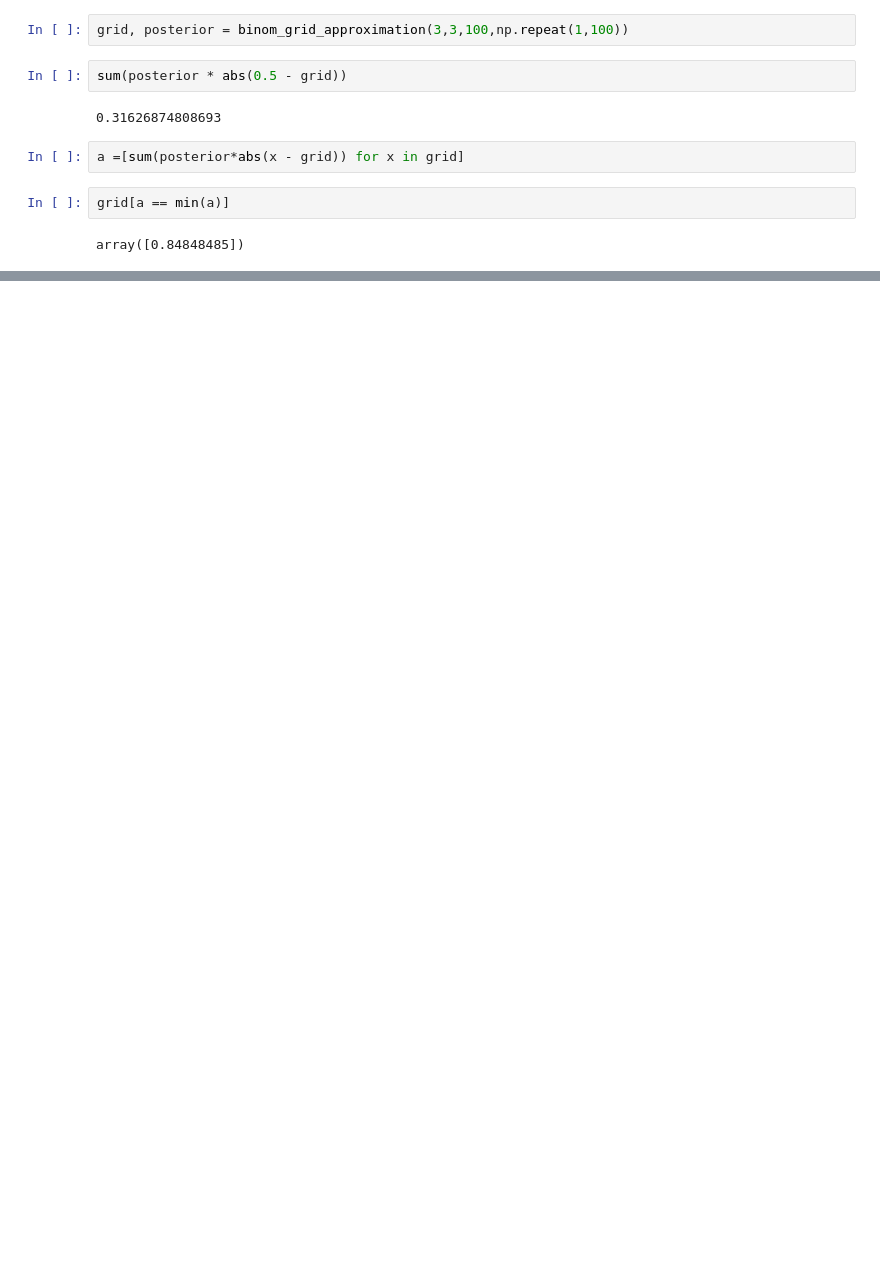
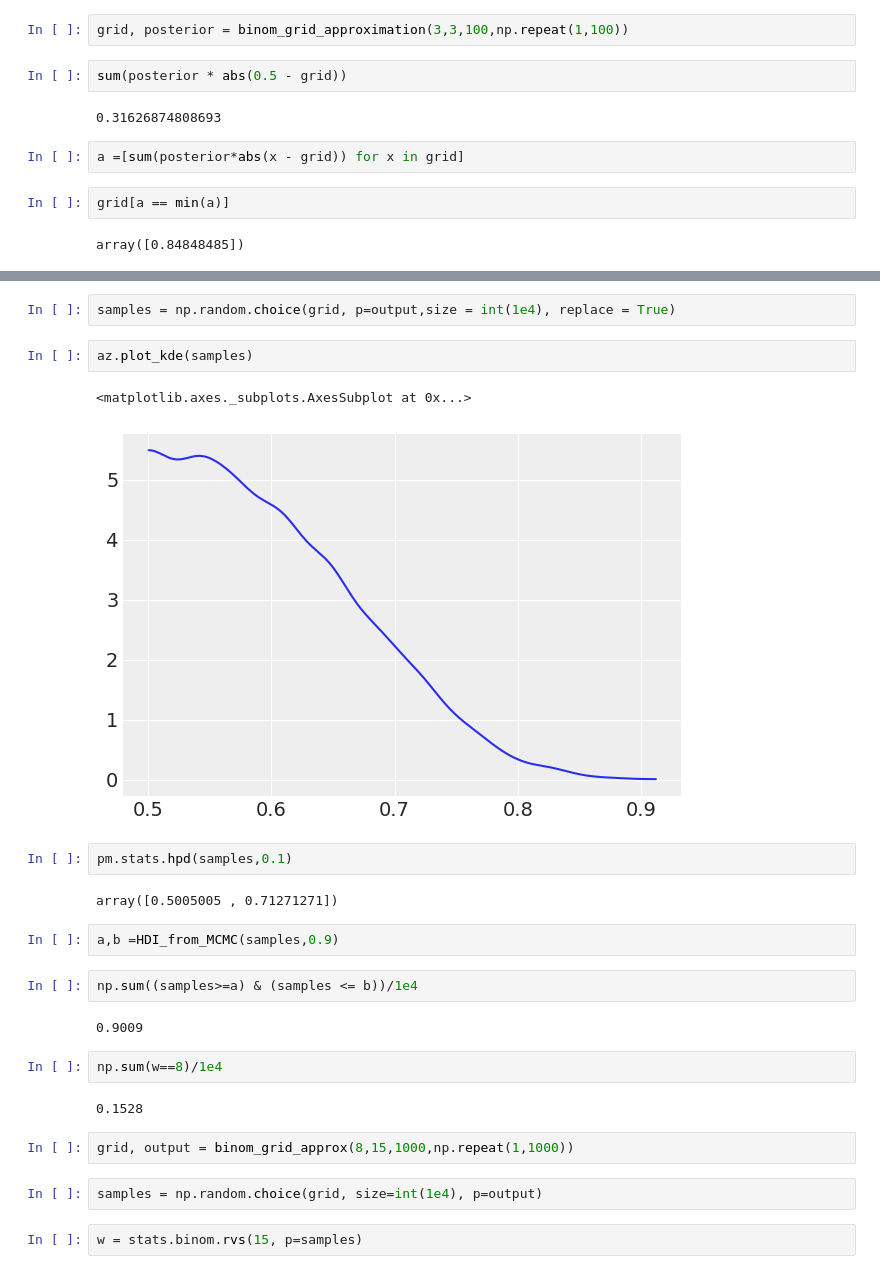
Before and after one commit to Voda88/Statistical-Rethinking, a Jupyter notebook: Exercises.ipynb, the cells around one changed output, grey strips where cells are left out. Drawn from its saved outputs; the diff is of its cells as text; blank space fills up the shorter version.

```diff
--- a/Exercises.ipynb
+++ b/Exercises.ipynb
@@ -283,0 +389,27 @@ array([0.84848485])
+# %%
+samples = np.random.choice(grid, p=output,size = int(1e4), replace = True)
+# %%
+az.plot_kde(samples)
+# %% [output]
+<matplotlib.axes._subplots.AxesSubplot at 0x...>
+[figure, added]
+# %%
+pm.stats.hpd(samples,0.1)
+# %% [output]
+array([0.5005005 , 0.71271271])
+# %%
+a,b =HDI_from_MCMC(samples,0.9)
+# %%
+np.sum((samples>=a) & (samples <= b))/1e4
+# %% [output]
+0.9009
+# %%
+np.sum(w==8)/1e4
+# %% [output]
+0.1528
+# %%
+grid, output = binom_grid_approx(8,15,1000,np.repeat(1,1000))
+# %%
+samples = np.random.choice(grid, size=int(1e4), p=output)
+# %%
+w = stats.binom.rvs(15, p=samples)
```
Also changed, not shown: parts of 59 cells of this notebook.
